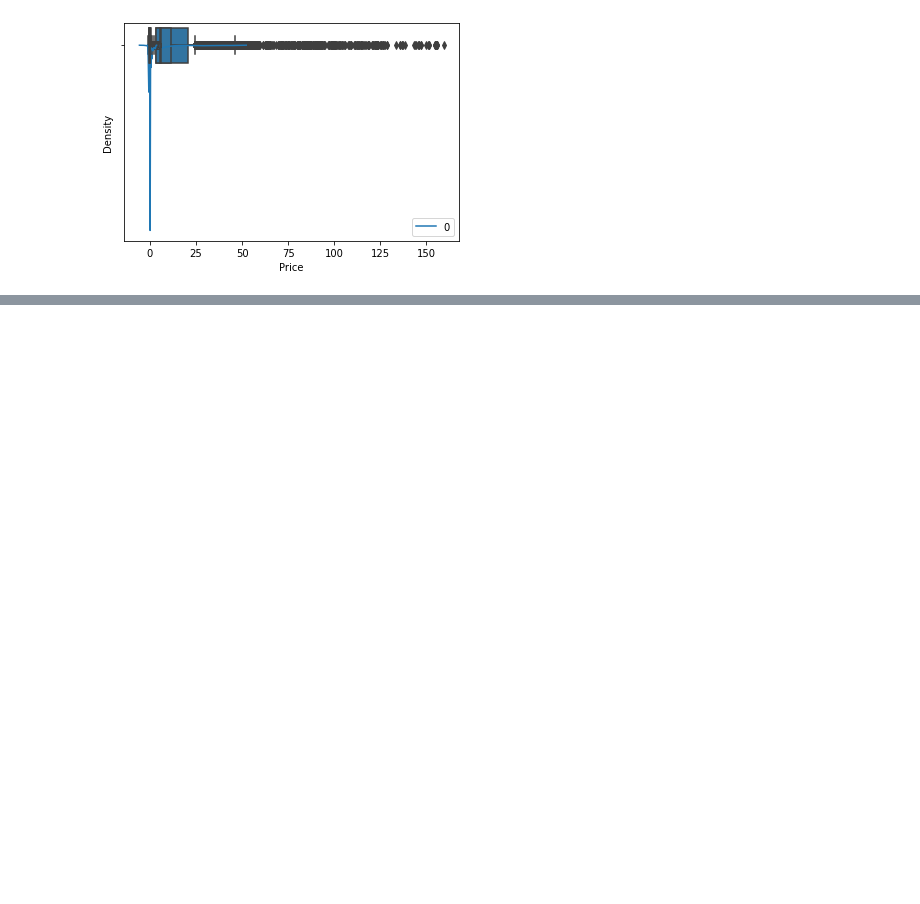
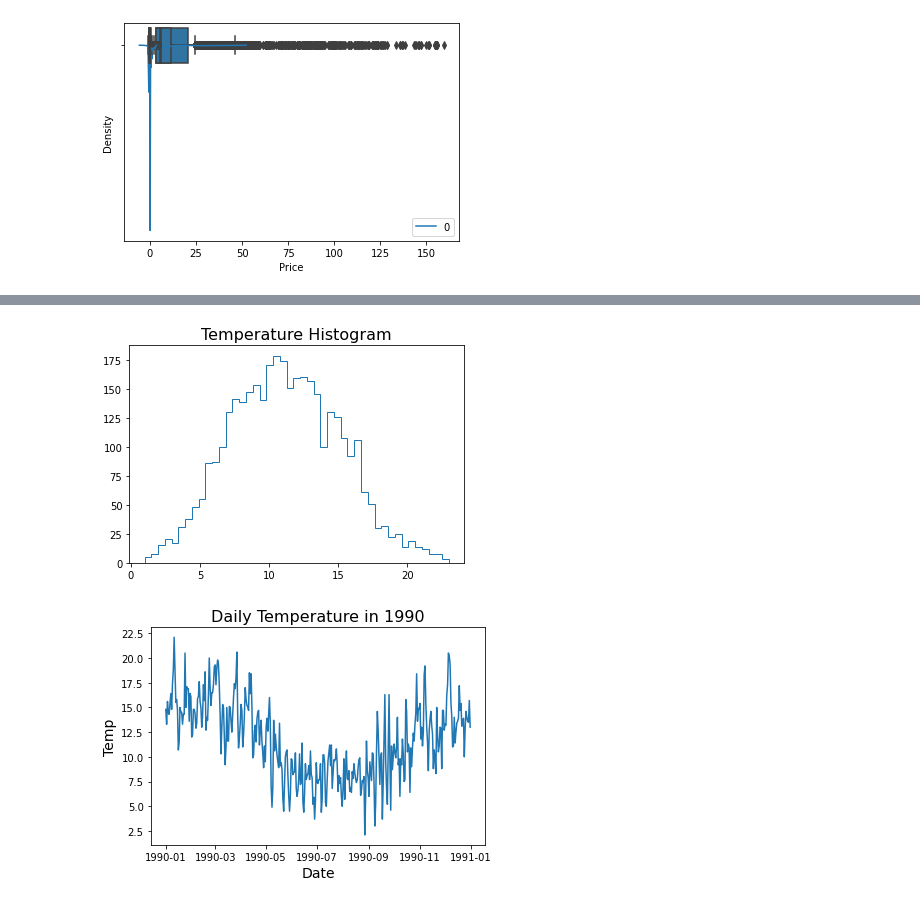
Before and after one commit to KimKieu123/DA30092022, a Jupyter notebook: BT Learn.ipynb, the cells around one changed output, grey strips where cells are left out. Saved outputs shown, nothing was run; the diff lists cells and outputs as text; code cells hidden in the pictures; blank space fills up the shorter version.

```diff
--- a/BT Learn.ipynb
+++ b/BT Learn.ipynb
@@ -1513,0 +1537,30 @@ Categories (5, object): ['Youth' < 'YoungAdult' < 'MiddleAged' < 'Senior' < 'old
+# %%
+#[Thực hành] Phân tích sự biến đổi nhiệt độ theo thời gian
+import pandas as pd
+import matplotlib.pyplot as plt
+df = pd.read_csv("daily-min-temperatures.csv")
+df['Temp'].describe()
+#plt.hist(df['Temp'], bins = 45)
+#plt.show()
+plt.hist(df['Temp'], bins = 45, range = (1, 23), histtype = 'step')
+plt.title('Temperature Histogram', fontsize = 16)
+plt.show()
+
+#plt.plot(df['Date'], df['Temp'])
+#plt.title('Daily Temperature', fontsize = 16)
+#plt.xlabel('Date', fontsize = 14)
+#plt.ylabel('Temp', fontsize = 14)
+#plt.show()
+
+df['Date'] = pd.to_datetime(df['Date'])
+bounds = ['1/1/1990', '12/31/1990']
+bounds = pd.to_datetime(bounds)
+d1 = df[(df['Date'] >= bounds[0]) & (df['Date'] <= bounds[1])]
+plt.plot(d1['Date'], d1['Temp'])
+plt.title('Daily Temperature in 1990', fontsize = 16)
+plt.xlabel('Date', fontsize = 14)
+plt.ylabel('Temp', fontsize = 14)
+plt.show()
+# %% [output]
+[figure, added]
+[figure, added]
```
Also changed, not shown: parts of 10 cells of this notebook, 3 other files.
